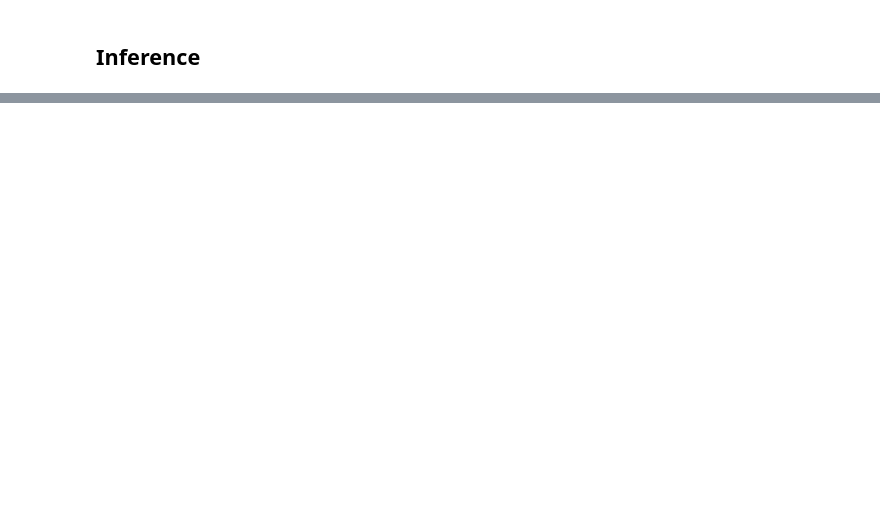
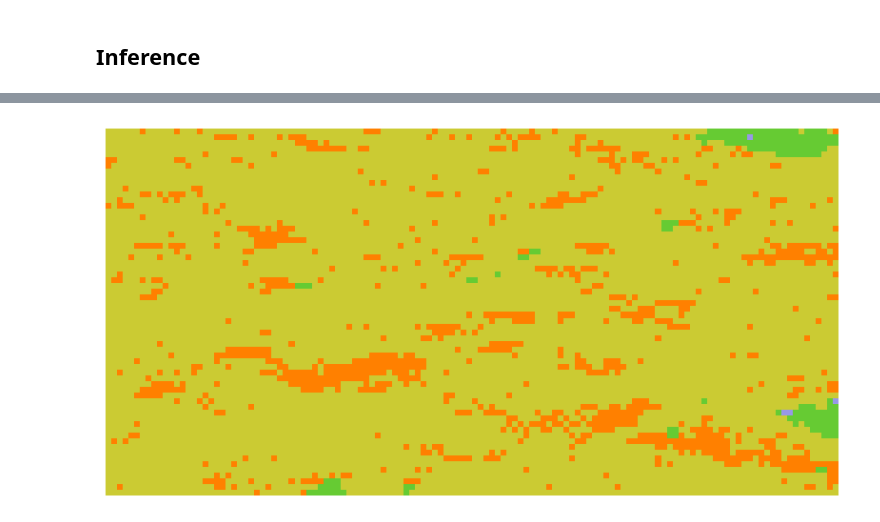
Before and after one commit to Pumafi/dl_spatial_gen_geol_facies, a Jupyter notebook: ddim.ipynb, the cells around one changed output, grey strips where cells are left out. Cells and saved outputs as stored; diff of their text form; code cells hidden in the pictures; blank space fills up the shorter version.

```diff
--- a/ddim.ipynb
+++ b/ddim.ipynb
@@ -494,0 +519,9 @@ def ddpm_sampler(model, img_embed_size, batch_size=10, num_steps=350, eps=1e-3):
+# %%
+plt.figure(figsize=(10, 5))
+plt.axis('off')
+
+plt.imshow(np.argmax(samples[9].numpy(), axis=-1).reshape((64, 128)),
+            interpolation='nearest', cmap=cmap, norm=norm)
+plt.show()
+# %% [output]
+[figure, added]
```
Also changed, not shown: parts of 7 cells of this notebook.
